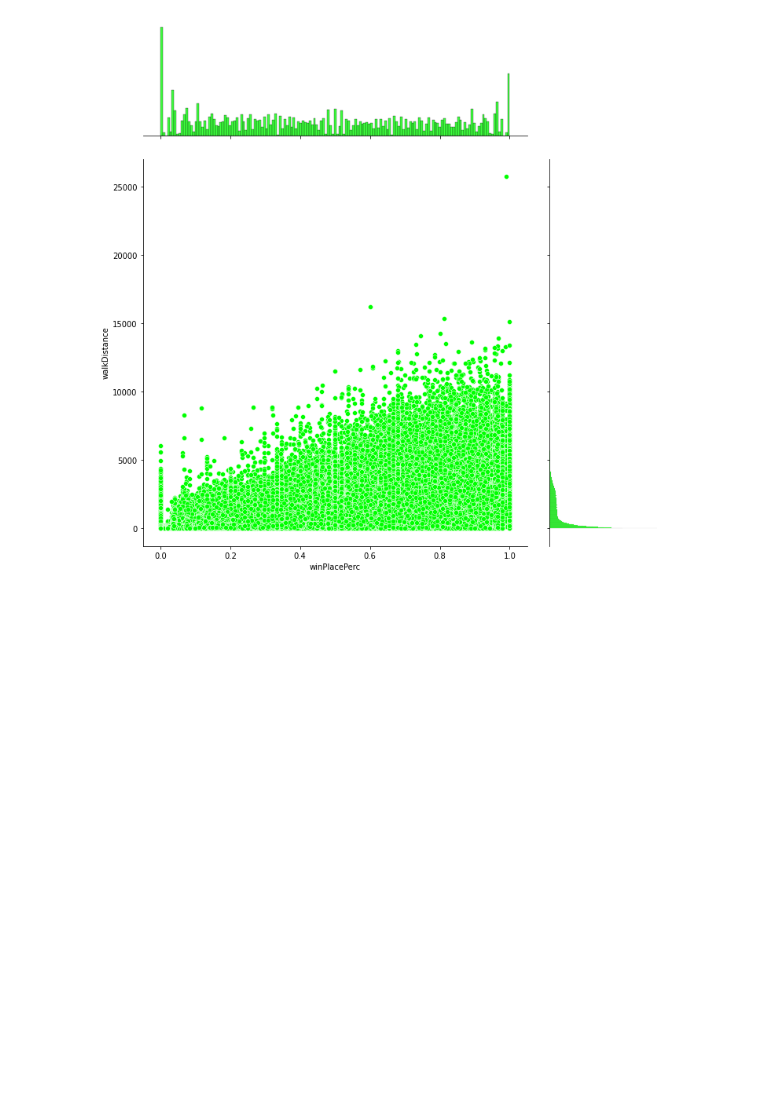
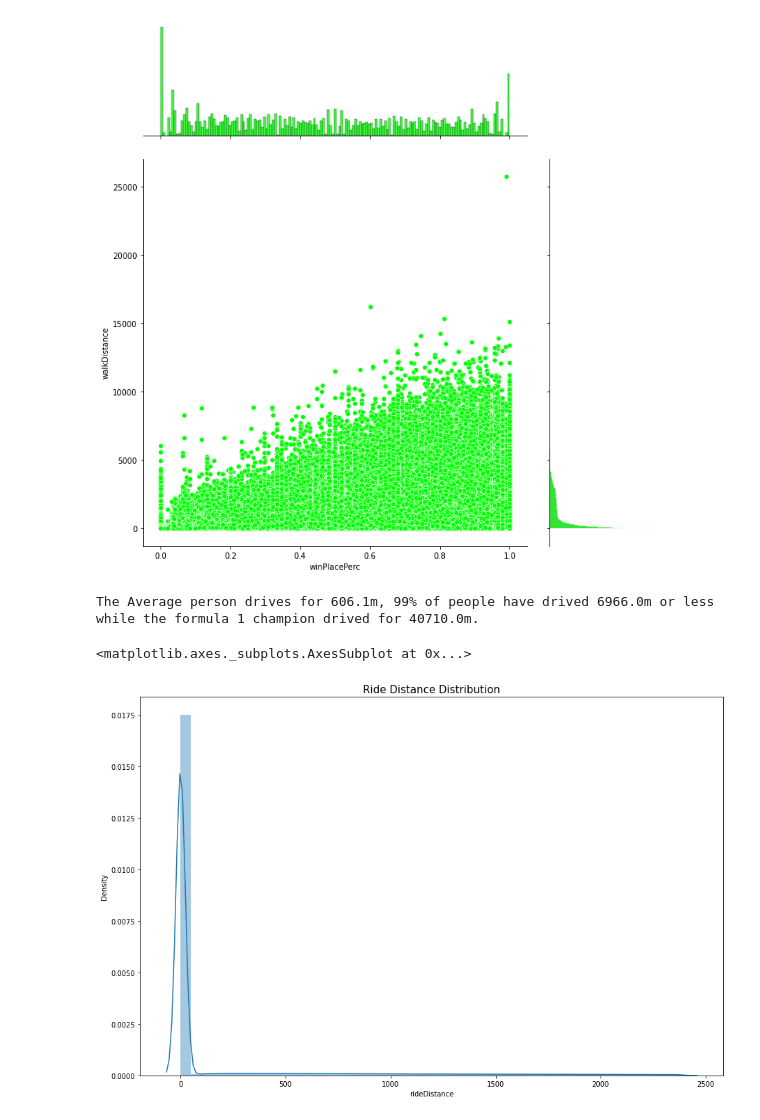
Before and after one commit to rushikeshnaik779/EDA, a Jupyter notebook: EDA_for_PUBG_.ipynb, the cells around one changed output. Saved outputs shown, nothing was run; the diff lists cells and outputs as text; code cells hidden in the pictures; blank space fills up the shorter version.

```diff
--- a/EDA_for_PUBG_.ipynb
+++ b/EDA_for_PUBG_.ipynb
@@ -188,3 +186,16 @@ sns.jointplot(x='winPlacePerc', y='walkDistance', data=train, height=10, ratio=3
 plt.show()
 # %% [output]
 [figure]
+# %%
+ print("The Average person drives for {:.1f}m, 99% of people have drived {}m or less while the formula 1 champion drived for {}m.".format(train['rideDistance'].mean(), train['rideDistance'].quantile(0.99), train['rideDistance'].max()))
+# %% [output]
+The Average person drives for 606.1m, 99% of people have drived 6966.0m or less while the formula 1 champion drived for 40710.0m.
+# %%
+data = train.copy()
+data = data[data['rideDistance']< train['rideDistance'].quantile(0.9)]
+plt.figure(figsize=(15,10))
+plt.title('Ride Distance Distribution', fontsize=15)
+sns.distplot(data['rideDistance'])
+# %% [output]
+<matplotlib.axes._subplots.AxesSubplot at 0x...>
+[figure, added]
```
Also changed, not shown: parts of 9 cells of this notebook.
